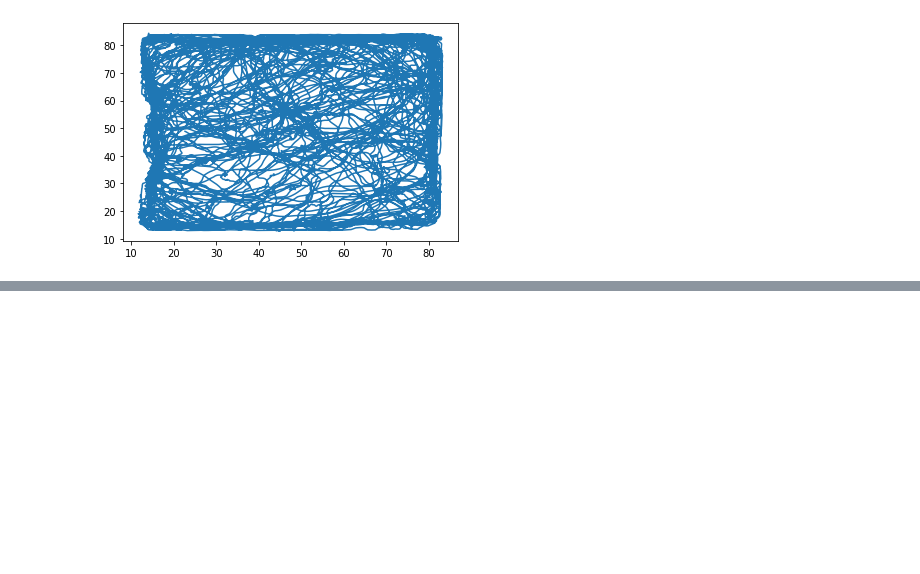
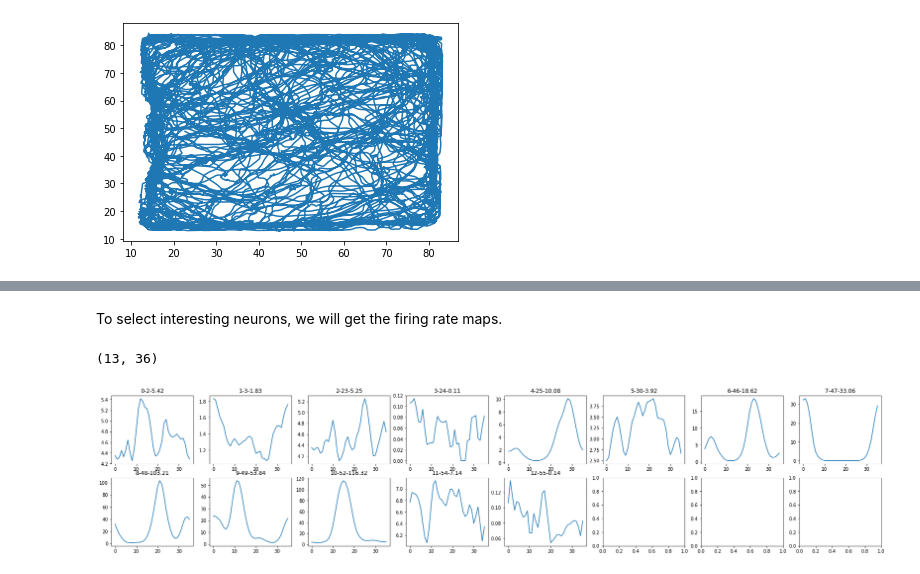
Before and after one commit to kevin-allen/dataScienceNeuro, a Jupyter notebook: notebooks/GetRawData.ipynb, the cells around one changed output, grey strips where cells are left out. Saved outputs shown, nothing was run; the diff lists cells and outputs as text; code cells hidden in the pictures; blank space fills up the shorter version.

Commit message:
add head-direction cell dataset

```diff
--- a/notebooks/GetRawData.ipynb
+++ b/notebooks/GetRawData.ipynb
@@ -282,0 +294,40 @@ with open('/home/kevin/repo/dataNeuroMaster/data/kle', 'wb') as handle:
+# %%
+name="pk1331-29112021-0101"
+path="/adata/electro/pk1331/pk1331-29112021-0101"
+ses = Kilosort_session(name,path)
+ses.load_parameters_from_files()
+stl = Spike_train_loader()
+ses.stl= stl
+stl.load_spike_train_kilosort(ses)
+ses.cg = Cell_group(stl)
+ap = Animal_pose(ses)
+ap.load_pose_from_file()
+ses.ap = ap
+for n in ses.cg.neuron_list:
+    n.set_spatial_properties(ap)
+# %% [markdown]
+To select interesting neurons, we will get the firing rate maps.
+# %%
+inter = np.expand_dims(ses.trial_intervals.inter[0,:],axis=0)
+ses.ap.set_intervals(inter)
+
+for n in ses.cg.neuron_list:
+    n.spike_train.set_intervals(inter)
+    n.spatial_properties.firing_rate_head_direction_histogram()
+
+mapList = [ n.spatial_properties.firing_rate_head_direction_histo for n in ses.cg.neuron_list ]
+mapStack = np.stack(mapList, axis=0)
+# %%
+mapStack.shape
+# %% [output]
+(13, 36)
+# %%
+fig,ax = plt.subplots(2,8,figsize=(30,6))
+
+for i,n in enumerate(ses.cg.neuron_list):
+    y = int(i%8)
+    x = int(i/8)
+    ax[x,y].plot(mapStack[i])
+    ax[x,y].set_title("{}-{}-{:.2f}".format(i,n.name,np.nanmax(mapStack[i])))
+# %% [output]
+[figure, added]
```
Also changed, not shown: parts of 12 cells of this notebook, 1 other file.
